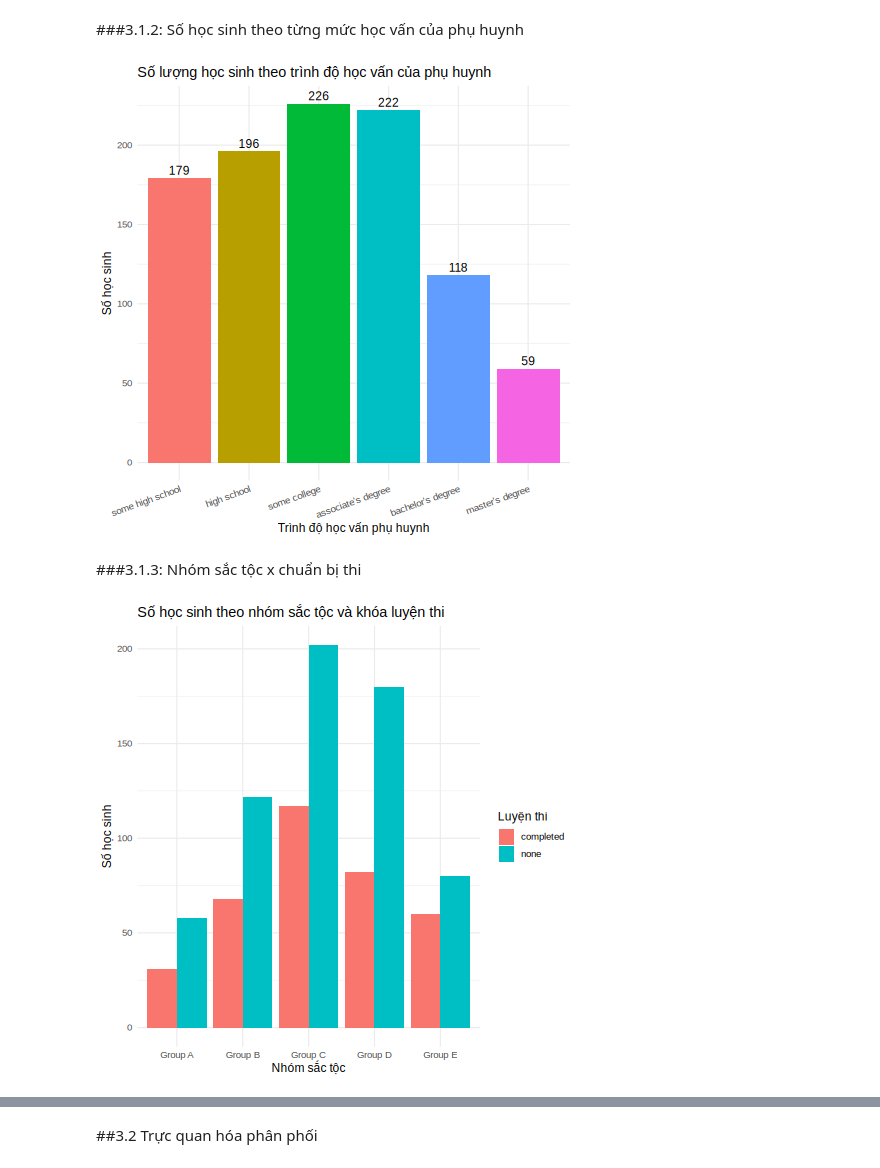
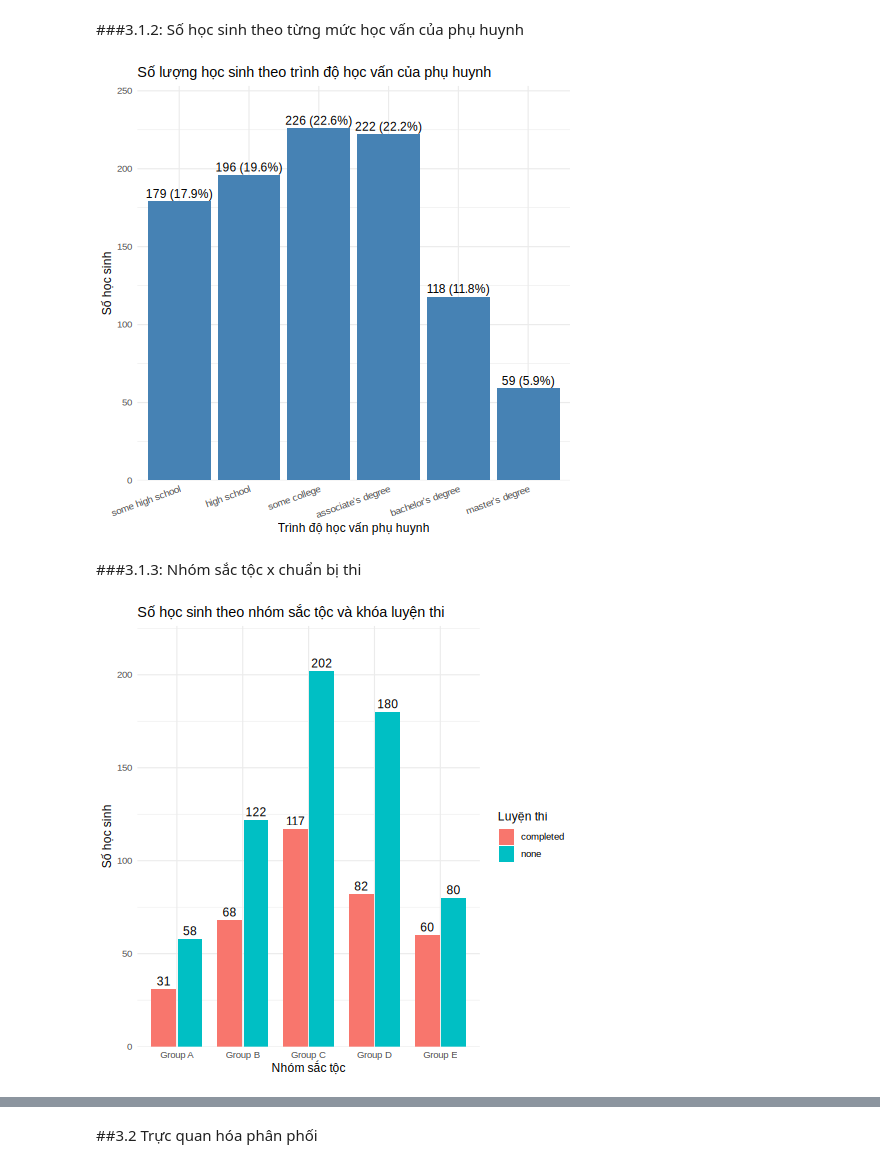
Before and after one commit to 25-DoThanQuocKhanh-24174600024/DHKL18A1HN_Do_An_Nhom_2_CD_3, a Jupyter notebook: Đồ_Án_1_Nhóm_2_2_DHKL18A1HN.ipynb, the cells around one changed output, grey strips where cells are left out. Drawn from its saved outputs; the diff is of its cells as text; code cells hidden in the pictures.

```diff
--- a/Đồ_Án_1_Nhóm_2_2_DHKL18A1HN.ipynb
+++ b/Đồ_Án_1_Nhóm_2_2_DHKL18A1HN.ipynb
@@ -987,26 +991,33 @@ save_plot(p31a, "3.1a_so_luong_sac_toc")
 ###3.1.2: Số học sinh theo từng mức học vấn của phụ huynh
 # %%
 %%R
-p31b <- df |> count(parental_education) |>
-  ggplot(aes(parental_education, n, fill = parental_education)) +
-  geom_col(show.legend = FALSE) +
-  geom_text(aes(label = n), vjust = -0.4) +
+# [p31b] Cột: số học sinh theo học vấn phụ huynh (biến thứ bậc -> giữ nguyên thứ tự)
+p31b <- df |>
+  count(parental_education) |>
+  mutate(label = paste0(n, " (", percent(n / sum(n), accuracy = 0.1), ")")) |>
+  ggplot(aes(parental_education, n)) +
+  geom_col(fill = "steelblue") +
+  geom_text(aes(label = label), vjust = -0.4) +
+  scale_y_continuous(expand = expansion(mult = c(0, 0.12))) +
   labs(title = "Số lượng học sinh theo trình độ học vấn của phụ huynh",
        x = "Trình độ học vấn phụ huynh", y = "Số học sinh") +
   theme(axis.text.x = element_text(angle = 20, hjust = 1))
 save_plot(p31b, "3.1b_so_luong_hoc_van_phu_huynh")
 # %% [output]
-[figure, old version]
+[figure, new version]
 # %% [markdown]
 ###3.1.3: Nhóm sắc tộc x chuẩn bị thi
 # %%
 %%R
-# [p31c] Thanh nhóm: nhóm sắc tộc x chuẩn bị thi
-p31c <- df |> count(race_ethnicity, test_prep) |>
+# [p31c] Cột nhóm: nhóm sắc tộc x test_prep (so sánh số lượng tuyệt đối)
+p31c <- df |>
+  count(race_ethnicity, test_prep) |>
   ggplot(aes(race_ethnicity, n, fill = test_prep)) +
-  geom_col(position = "dodge") +
+  geom_col(position = position_dodge(width = 0.8), width = 0.75) +
+  geom_text(aes(label = n), position = position_dodge(width = 0.8), vjust = -0.4) +
+  scale_y_continuous(expand = expansion(mult = c(0, 0.12))) +
   labs(title = "Số học sinh theo nhóm sắc tộc và khóa luyện thi",
        x = "Nhóm sắc tộc", y = "Số học sinh", fill = "Luyện thi")
 save_plot(p31c, "3.1c_grouped_bar")
 # %% [output]
-[figure, old version]
+[figure, new version]
```
Also changed, not shown: parts of 18 cells of this notebook.
